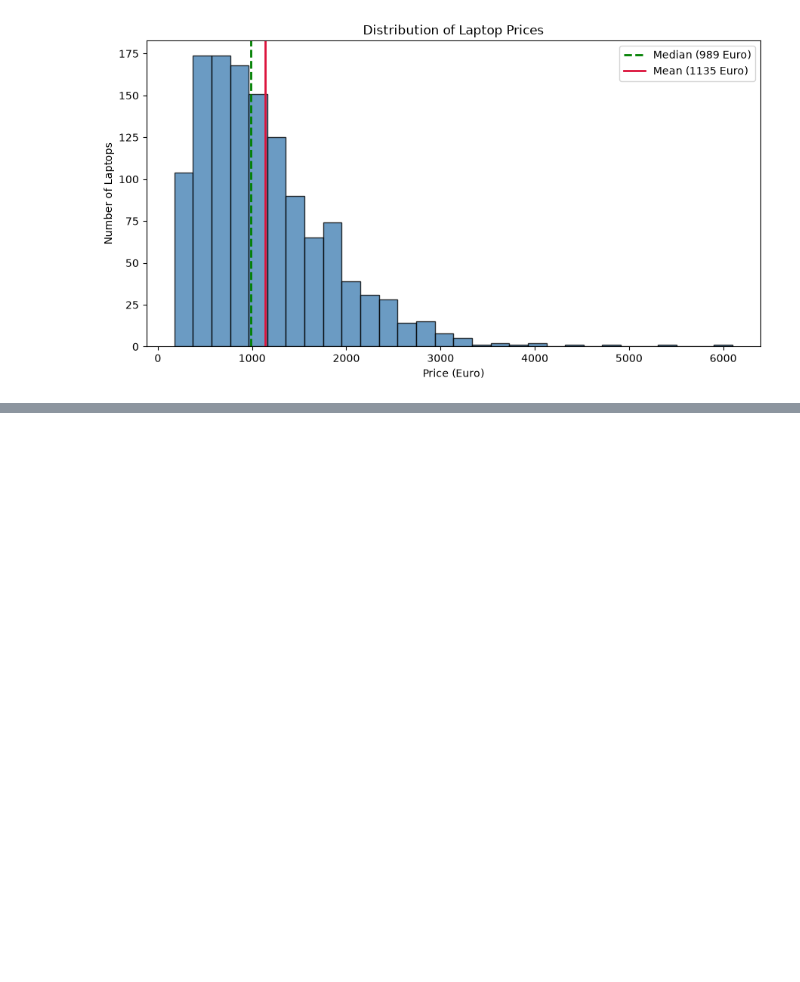
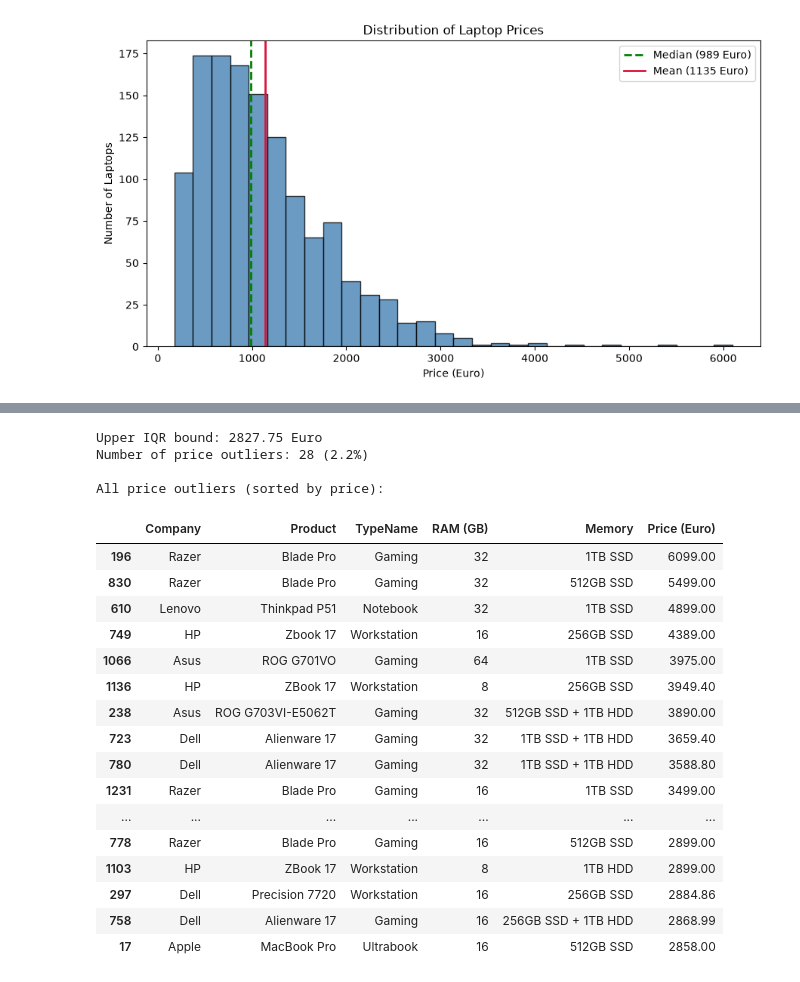
Before and after one commit to noyNosrati/MiniProject_python_1, a Jupyter notebook: Q2_laptop_analysis.ipynb, the cells around one changed output, grey strips where cells are left out. Drawn from its saved outputs; the diff is of its cells as text; code cells hidden in the pictures; blank space fills up the shorter version.

```diff
--- a/Q2_laptop_analysis.ipynb
+++ b/Q2_laptop_analysis.ipynb
@@ -425,0 +438,46 @@ Skewness: 1.51
+# %%
+# D. Step 1: Identify price outliers using the IQR (Interquartile Range) method
+
+# Q1 is the 25th percentile, Q3 is the 75th percentile
+q1 = df["Price (Euro)"].quantile(0.25)
+q3 = df["Price (Euro)"].quantile(0.75)
+iqr = q3 - q1  # Spread of the middle 50% of prices
+
+# Standard IQR rule: values above Q3 + 1.5 * IQR are flagged as high outliers
+upper_bound = q3 + 1.5 * iqr
+
+# Split the data into outliers vs. non-outliers (without deleting anything from df)
+outliers = df[df["Price (Euro)"] > upper_bound]
+df_no_outliers = df[df["Price (Euro)"] <= upper_bound]
+
+print(f"Upper IQR bound: {upper_bound:.2f} Euro")
+print(f"Number of price outliers: {len(outliers)} ({len(outliers) / len(df) * 100:.1f}%)")
+
+# Look at all price outliers to check if any are data errors or all are real high-end models
+print("\nAll price outliers (sorted by price):")
+all_outliers = outliers.sort_values("Price (Euro)", ascending=False)[
+    ["Company", "Product", "TypeName", "RAM (GB)", "Memory", "Price (Euro)"]
+]
+display(all_outliers)
+# %% [output]
+Upper IQR bound: 2827.75 Euro
+Number of price outliers: 28 (2.2%)
+
+All price outliers (sorted by price):
+|  | Company | Product | TypeName | RAM (GB) | Memory | Price (Euro) |
+| 196 | Razer | Blade Pro | Gaming | 32 | 1TB SSD | 6099.00 |
+| 830 | Razer | Blade Pro | Gaming | 32 | 512GB SSD | 5499.00 |
+| 610 | Lenovo | Thinkpad P51 | Notebook | 32 | 1TB SSD | 4899.00 |
+| 749 | HP | Zbook 17 | Workstation | 16 | 256GB SSD | 4389.00 |
+| 1066 | Asus | ROG G701VO | Gaming | 64 | 1TB SSD | 3975.00 |
+| 1136 | HP | ZBook 17 | Workstation | 8 | 256GB SSD | 3949.40 |
+| 238 | Asus | ROG G703VI-E5062T | Gaming | 32 | 512GB SSD + 1TB HDD | 3890.00 |
+| 723 | Dell | Alienware 17 | Gaming | 32 | 1TB SSD + 1TB HDD | 3659.40 |
+| 780 | Dell | Alienware 17 | Gaming | 32 | 1TB SSD + 1TB HDD | 3588.80 |
+| 1231 | Razer | Blade Pro | Gaming | 16 | 1TB SSD | 3499.00 |
+| ... | ... | ... | ... | ... | ... | ... |
+| 778 | Razer | Blade Pro | Gaming | 16 | 512GB SSD | 2899.00 |
+| 1103 | HP | ZBook 17 | Workstation | 8 | 1TB HDD | 2899.00 |
+| 297 | Dell | Precision 7720 | Workstation | 16 | 256GB SSD | 2884.86 |
+| 758 | Dell | Alienware 17 | Gaming | 16 | 256GB SSD + 1TB HDD | 2868.99 |
+| 17 | Apple | MacBook Pro | Ultrabook | 16 | 512GB SSD | 2858.00 |
```
Also changed, not shown: parts of 2 cells of this notebook, 2 other files.
